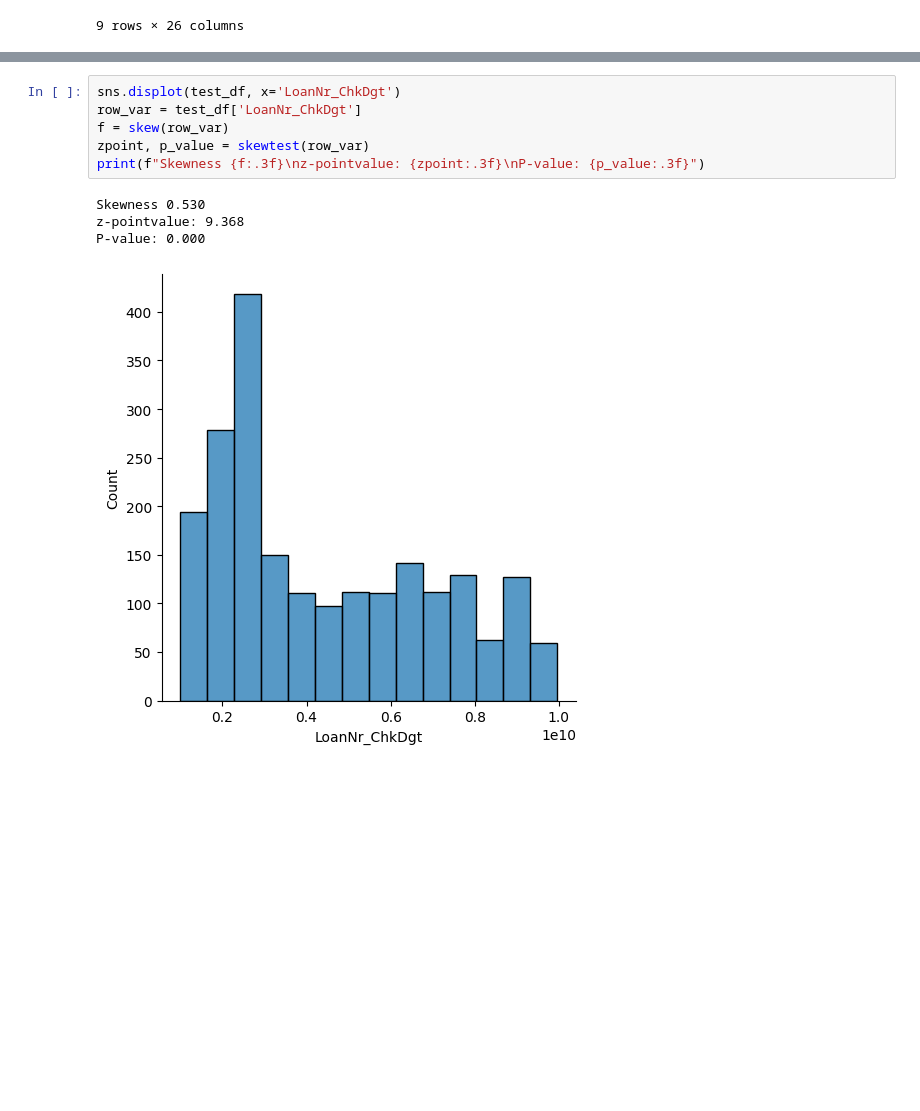
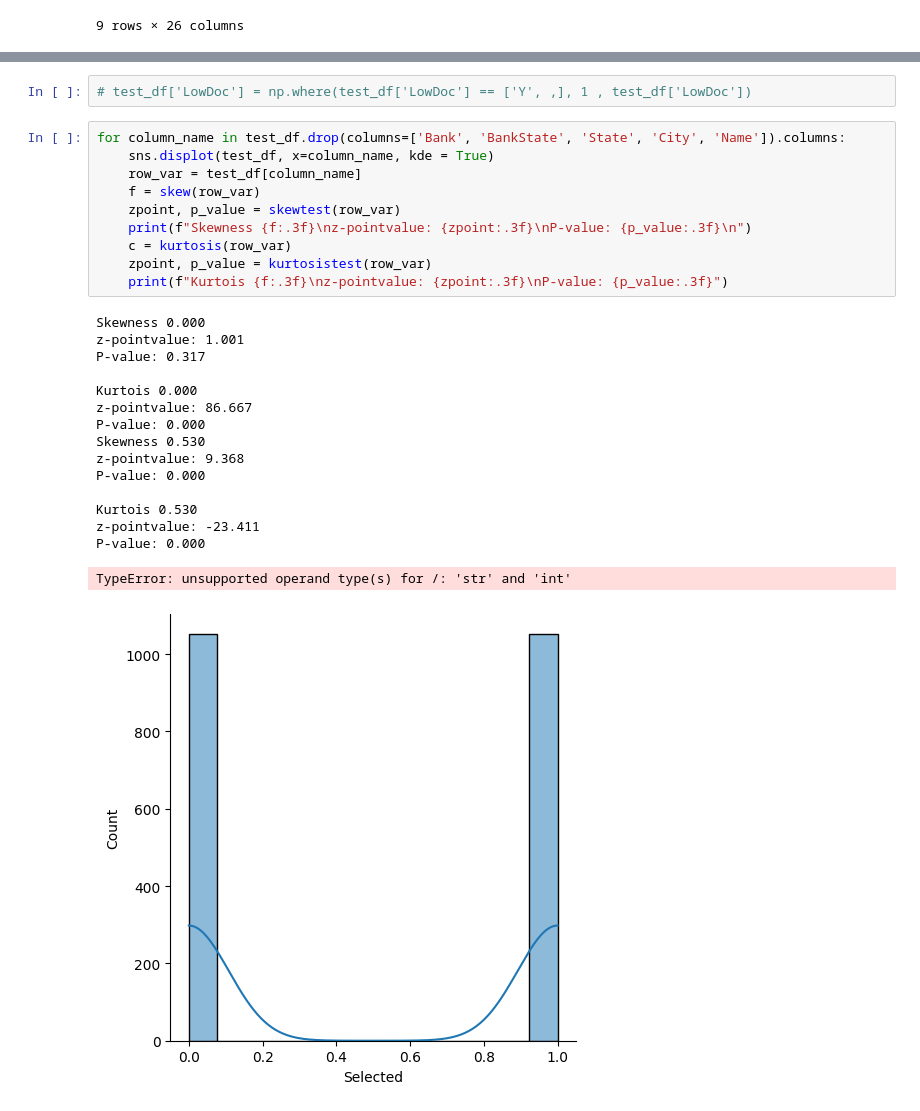
Before and after one commit to MrBigJupiter/sba-loan-default-prediction_project, a Jupyter notebook: notebooks/loan_default_log_reg.ipynb, the cells around one changed output, grey strips where cells are left out. Drawn from its saved outputs; the diff is of its cells as text; blank space fills up the shorter version.

```diff
--- a/notebooks/loan_default_log_reg.ipynb
+++ b/notebooks/loan_default_log_reg.ipynb
@@ -209,11 +246,29 @@ desc
+# %%
+# test_df['LowDoc'] = np.where(test_df['LowDoc'] == ['Y', ,], 1 , test_df['LowDoc'])
 # %%
-sns.displot(test_df, x='LoanNr_ChkDgt')
-row_var = test_df['LoanNr_ChkDgt']
-f = skew(row_var)
-zpoint, p_value = skewtest(row_var)
-print(f"Skewness {f:.3f}\nz-pointvalue: {zpoint:.3f}\nP-value: {p_value:.3f}")
+for column_name in test_df.drop(columns=['Bank', 'BankState', 'State', 'City', 'Name']).columns:
+    sns.displot(test_df, x=column_name, kde = True)
+    row_var = test_df[column_name]
+    f = skew(row_var)
+    zpoint, p_value = skewtest(row_var)
+    print(f"Skewness {f:.3f}\nz-pointvalue: {zpoint:.3f}\nP-value: {p_value:.3f}\n")
+    c = kurtosis(row_var)
+    zpoint, p_value = kurtosistest(row_var)
+    print(f"Kurtois {f:.3f}\nz-pointvalue: {zpoint:.3f}\nP-value: {p_value:.3f}")
 # %% [output]
+Skewness 0.000
+z-pointvalue: 1.001
+P-value: 0.317
+
+Kurtois 0.000
+z-pointvalue: 86.667
+P-value: 0.000
 Skewness 0.530
 z-pointvalue: 9.368
 P-value: 0.000
+
+Kurtois 0.530
+z-pointvalue: -23.411
+P-value: 0.000
+TypeError: unsupported operand type(s) for /: 'str' and 'int'
-[figure, old version]
+[figure, new version]
```
Also changed, not shown: parts of 6 cells of this notebook.
